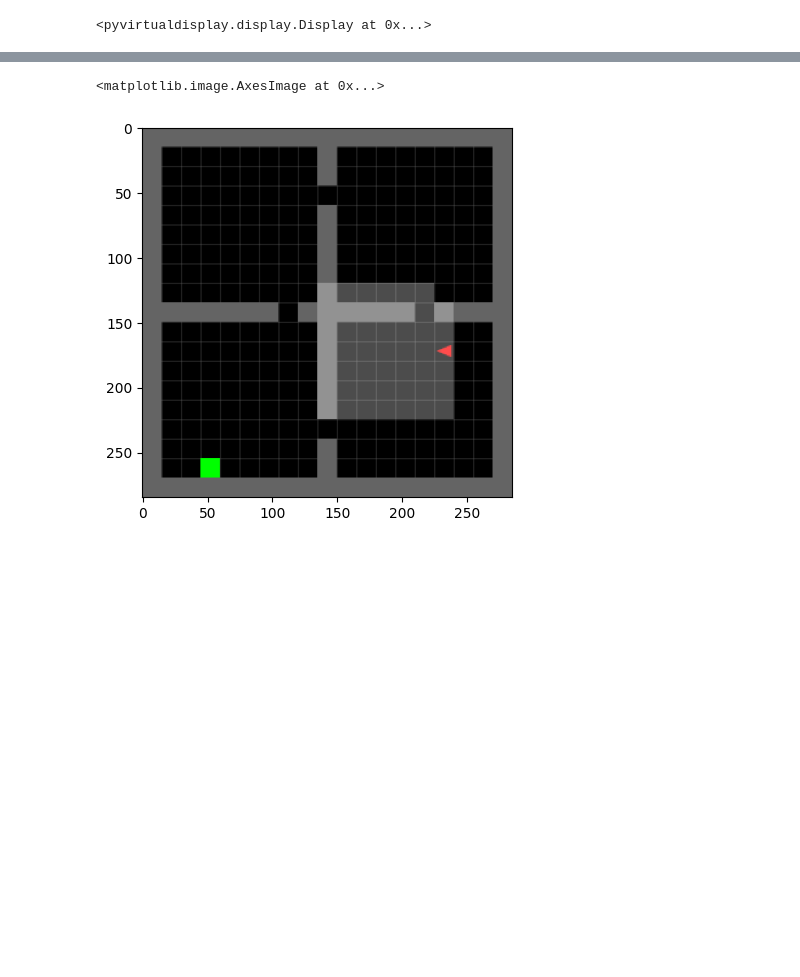
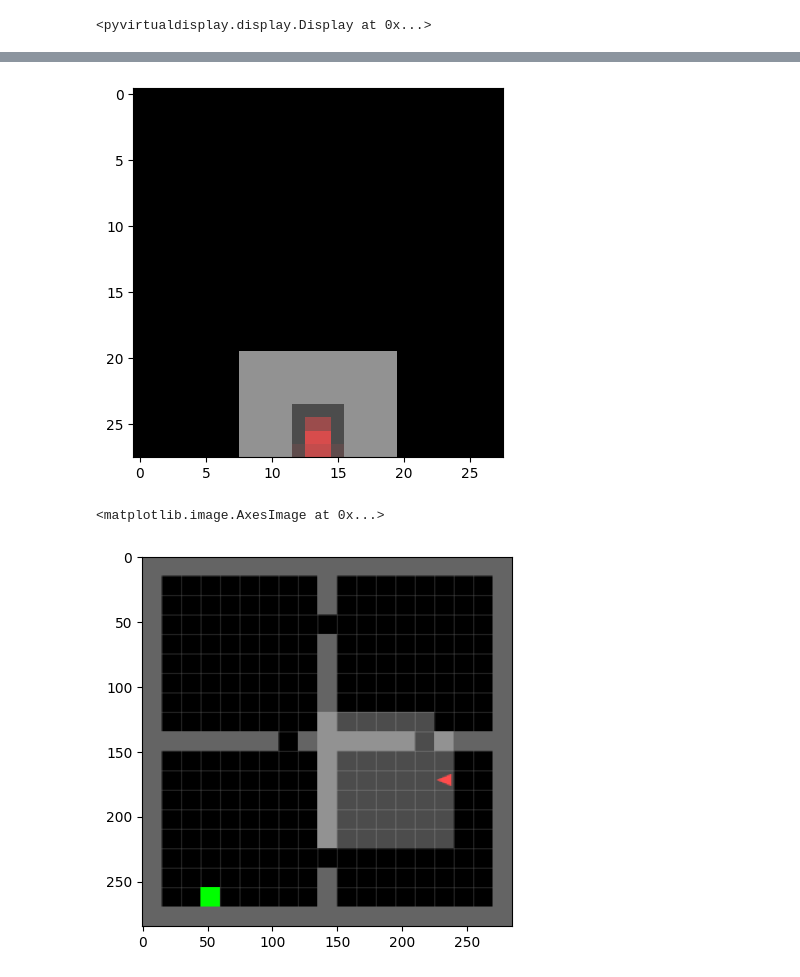
Before and after one commit to jdubkim/explainable-hierarchical-planning, a Jupyter notebook: notebooks/render.ipynb, the cells around one changed output, grey strips where cells are left out. Drawn from its saved outputs; the diff is of its cells as text; code cells hidden in the pictures; blank space fills up the shorter version.

```diff
--- a/notebooks/render.ipynb
+++ b/notebooks/render.ipynb
@@ -167,3 +146,16 @@ Observation:  (19, 19, 3) uint8
+# %%
+done = False
+env.reset()
+
+while not done:
+    action = env._env.action_space.sample()
+    observation, reward, done, info = env.step(action)
+    obs = env._obs(observation)
+    clear_output(wait=True)
+    plt.imshow(obs['render'])
+    plt.show()
+# %% [output]
+[figure, added]
 # %%
 plt.imshow(obs['full_render'])
 # %% [output]
```
Also changed, not shown: parts of 12 cells of this notebook, 5 other files.
